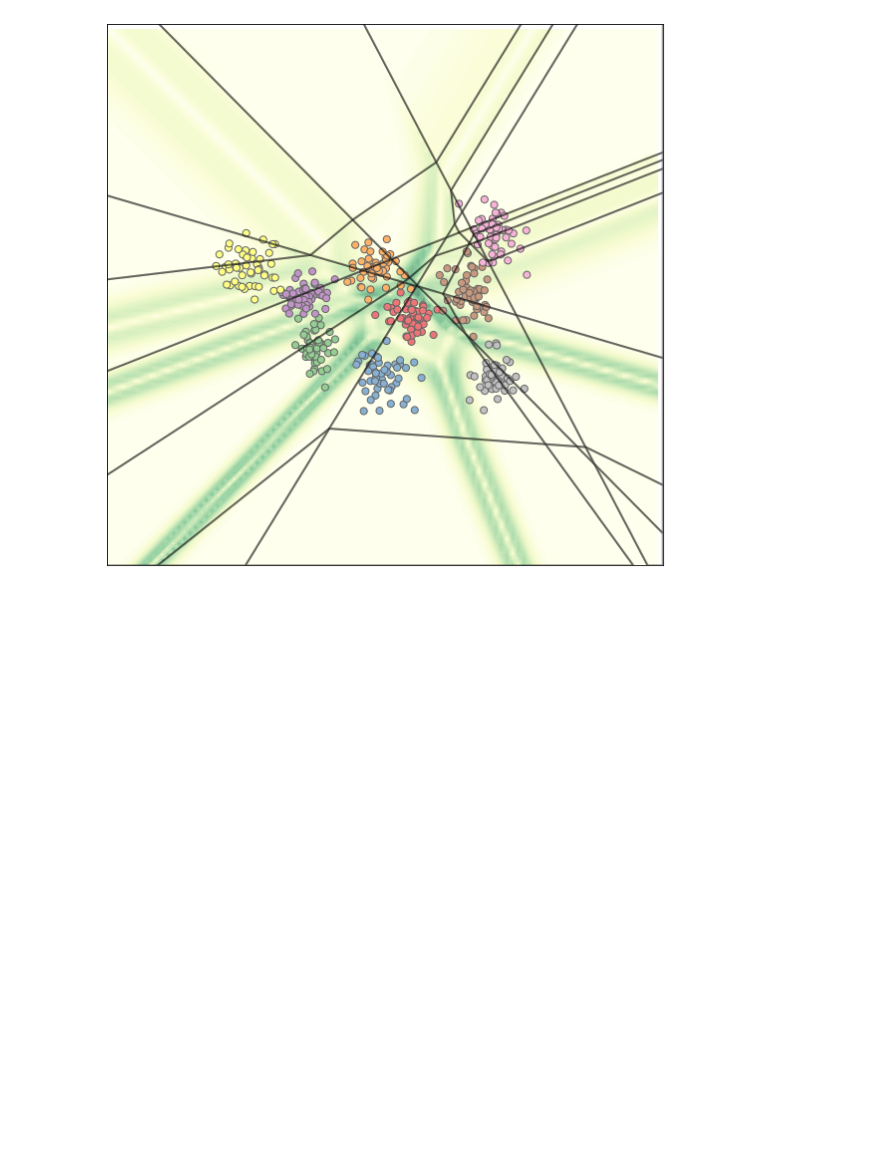
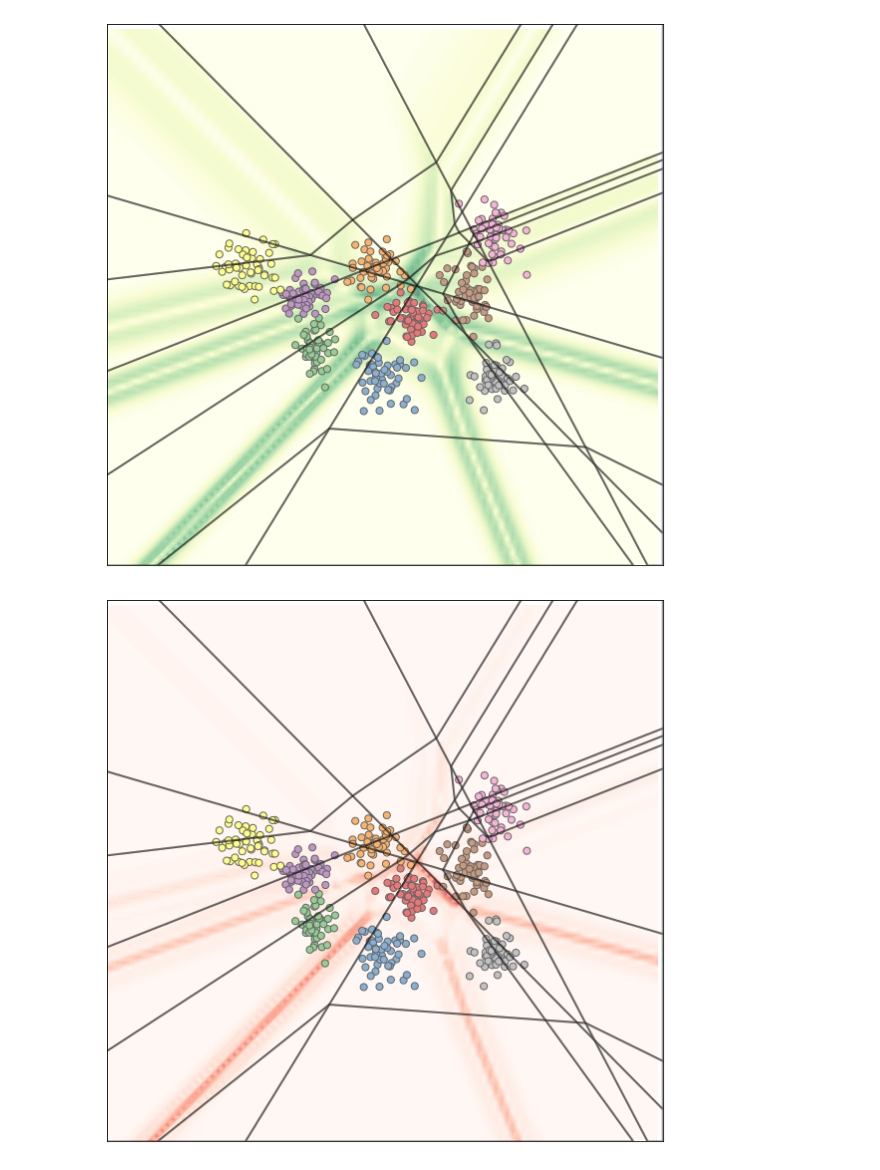
Before and after one commit to Kaleidophon/know-your-limits, a Jupyter notebook: multiclass_toy_uncertainty_polytopes.ipynb, the cells around one changed output. Cells and saved outputs as stored; diff of their text form; code cells hidden in the pictures; blank space fills up the shorter version.

```diff
--- a/multiclass_toy_uncertainty_polytopes.ipynb
+++ b/multiclass_toy_uncertainty_polytopes.ipynb
@@ -261,6 +262,9 @@ def plot_uncertainty_and_polytopes(X, y, xx, yy, uncertainty, polytopes, xy_lim,
 
 def plot_grad_magnitude_and_polytopes(X, y, xx, yy, grad_magnitudes, polytopes, xy_lim, fig_size):
     _plot_scores_and_polytopes(X, y, xx, yy, grad_magnitudes, polytopes, xy_lim, fig_size, cmap=plt.cm.YlGn)
+
+def plot_change_grad_magnitude_and_polytopes(X, y, xx, yy, change_grad_magnitudes, polytopes, xy_lim, fig_size):
+    _plot_scores_and_polytopes(X, y, xx, yy, change_grad_magnitudes, polytopes, xy_lim, fig_size, cmap=plt.cm.Reds)
 # %% [markdown]
 ## Actually plot everything
 
@@ -272,12 +276,18 @@ X_grid_torch = torch.FloatTensor(X_grid)
 X_grid_torch.requires_grad = True
 preds = torch.softmax(net(X_grid_torch), dim=1)
 uncertainty = entropy(preds, dim=1)
-uncertainty.backward(gradient=torch.ones(uncertainty.shape))
-grad_magnitude = torch.norm(X_grid_torch.grad, dim=1)
+first_derivative, = autograd.grad(
+    uncertainty, X_grid_torch, grad_outputs=torch.ones(uncertainty.shape), create_graph=True
+)
+grad_magnitude = torch.norm(first_derivative, dim=1)
+
+change_grad_magnitude, = autograd.grad(grad_magnitude, X_grid_torch, grad_outputs=torch.ones(grad_magnitude.shape))
+change_grad_magnitude = torch.norm(change_grad_magnitude, dim=1)
 
 # Detach and convert to numpy
 uncertainty = uncertainty.detach().numpy()
 grad_magnitude = grad_magnitude.detach().numpy()
+change_grad_magnitude = change_grad_magnitude.detach().numpy()
 # %%
 plot_uncertainty(X, y, xx, yy, uncertainty, XY_LIM, FIGSIZE)
 # %% [output]
@@ -326,3 +336,7 @@ plot_uncertainty_and_polytopes(X, y, xx, yy, uncertainty, polytopes, XY_LIM, FIG
 plot_grad_magnitude_and_polytopes(X, y, xx, yy, grad_magnitude, polytopes, XY_LIM, FIGSIZE)
 # %% [output]
 [figure]
+# %%
+plot_change_grad_magnitude_and_polytopes(X, y, xx, yy, change_grad_magnitude, polytopes, XY_LIM, FIGSIZE)
+# %% [output]
+[figure, added]
```
Also changed, not shown: parts of 3 cells of this notebook, 5 other files.
